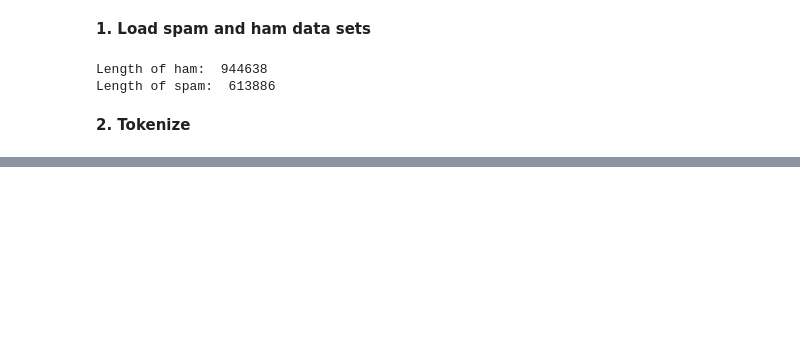
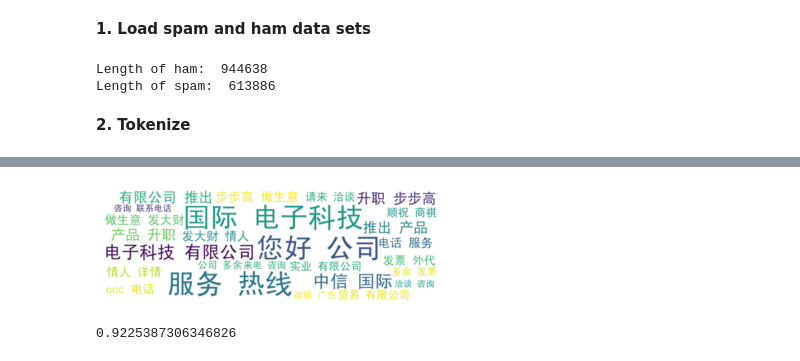
Before and after one commit to RussellLi87/NLP, a Jupyter notebook: 15所/spam_detection.ipynb, the cells around one changed output, grey strips where cells are left out. Saved outputs shown, nothing was run; the diff lists cells and outputs as text; code cells hidden in the pictures; blank space fills up the shorter version.

```diff
--- a/15所/spam_detection.ipynb
+++ b/15所/spam_detection.ipynb
@@ -34,0 +74,4 @@ spam_without_stopwords = jieba.analyse.extract_tags(spam_text, 8000)
+# %%
+visualize(' '.join(spam_preprocessed))
+# %% [output]
+[figure, added]
@@ -34,0 +101,13 @@ spam_without_stopwords = jieba.analyse.extract_tags(spam_text, 8000)
+# %%
+y = []
+y.extend(np.ones(5000))
+y.extend(np.zeros(5001))
+
+train_X, test_X, train_y, test_y = train_test_split(X, y, test_size=0.2)
+
+clf_NB = BernoulliNB(alpha=1, binarize=True)
+model = clf_NB.fit(train_X, train_y)
+
+print(model.score(test_X, test_y))
+# %% [output]
+0.9225387306346826
```
Also changed, not shown: parts of 10 cells of this notebook, 1 other file.
